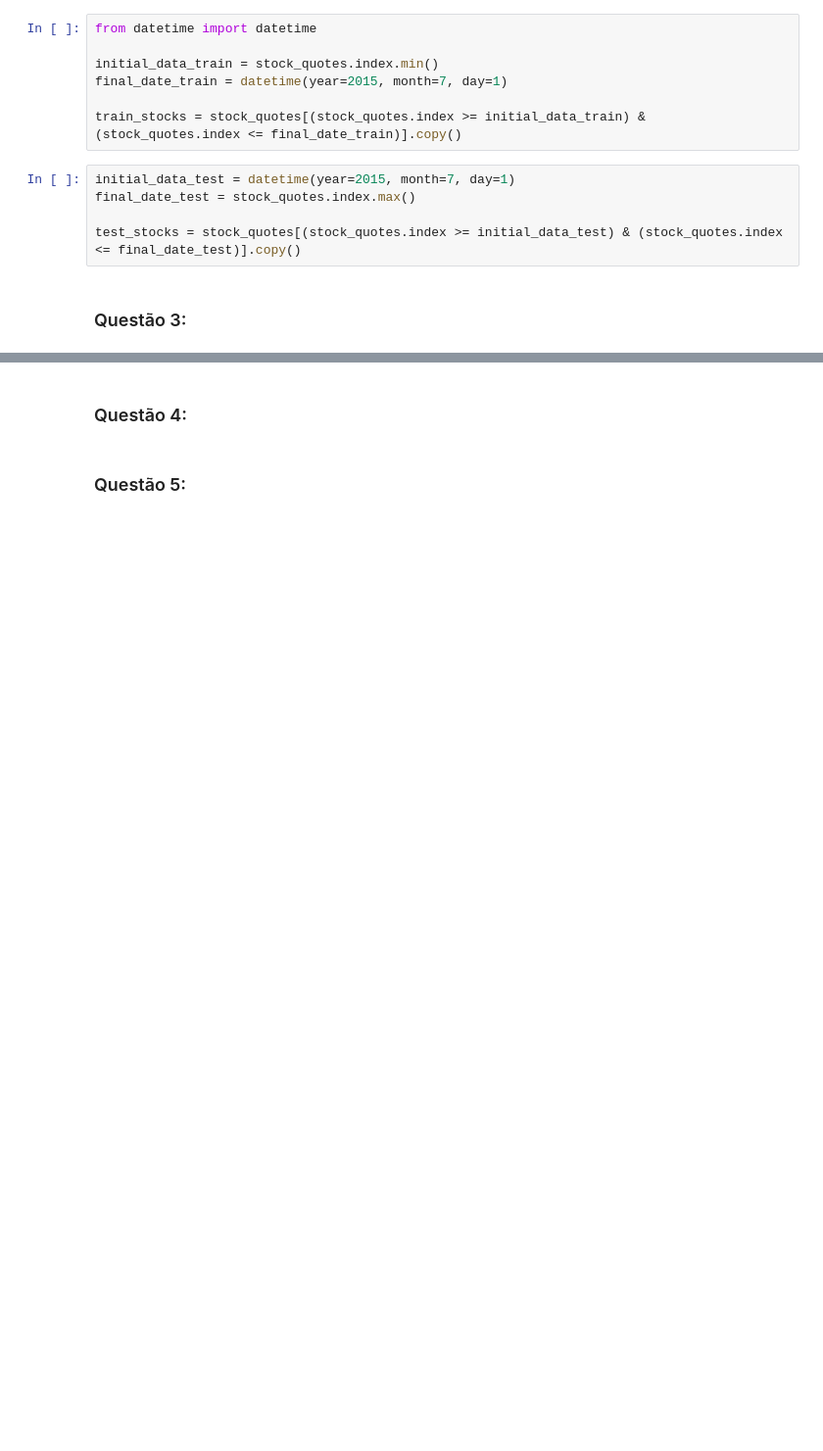
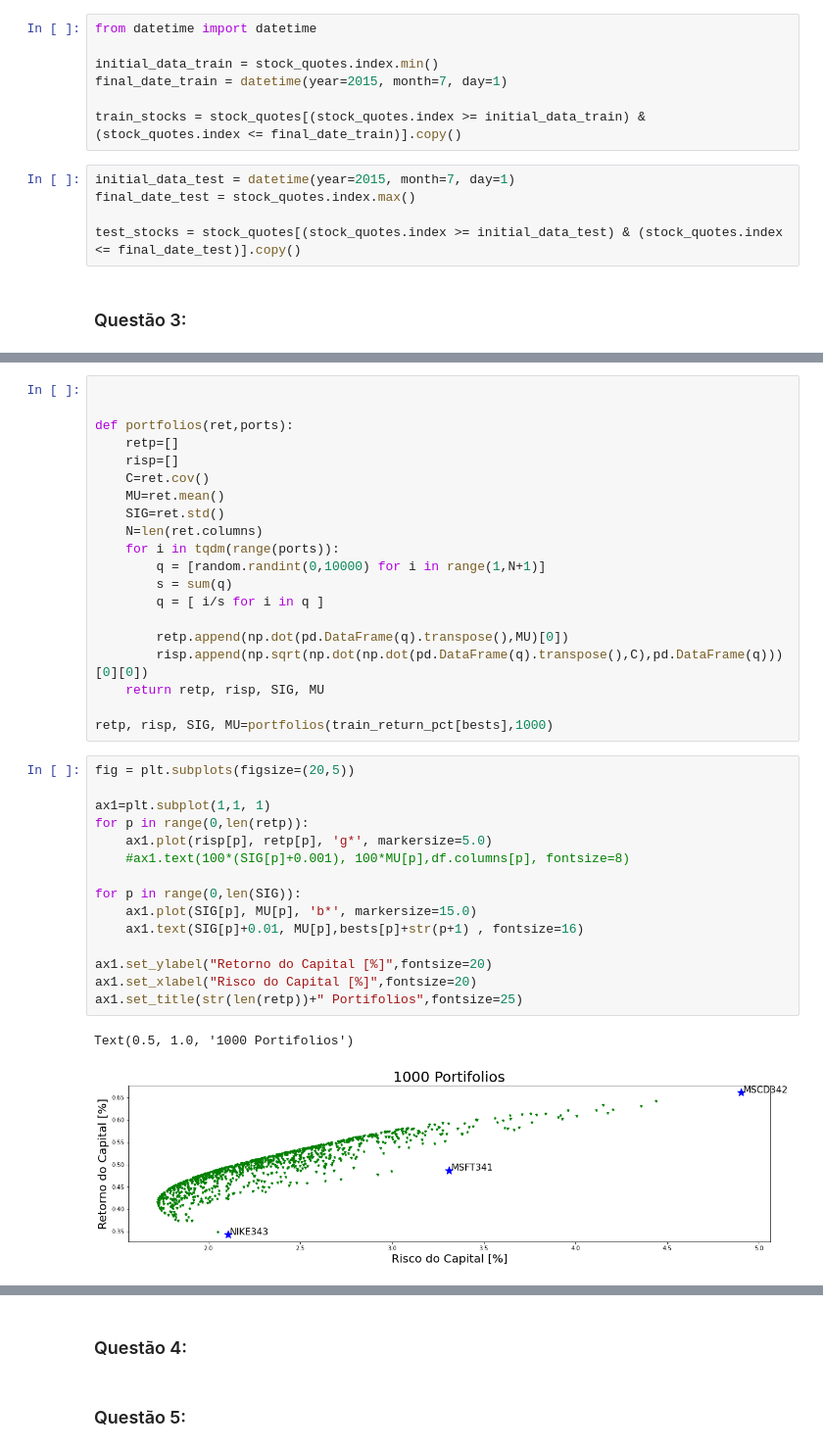
Before and after one commit to lucianosz7/PSF-Harry_Markowitz, a Jupyter notebook: Primeira_Atividade_Prática_Avaliativa_questao01_feita.ipynb, the cells around one changed output, grey strips where cells are left out. Shown: that part at 98% size. Cells and saved outputs as stored; diff of their text form; blank space fills up the shorter version.

```diff
--- a/Primeira_Atividade_Prática_Avaliativa_questao01_feita.ipynb
+++ b/Primeira_Atividade_Prática_Avaliativa_questao01_feita.ipynb
@@ -290,0 +333,38 @@ test_stocks = stock_quotes[(stock_quotes.index >= initial_data_test) & (stock_qu
+# %%
+
+
+def portfolios(ret,ports):
+    retp=[]
+    risp=[]
+    C=ret.cov()
+    MU=ret.mean()
+    SIG=ret.std()
+    N=len(ret.columns)
+    for i in tqdm(range(ports)):
+        q = [random.randint(0,10000) for i in range(1,N+1)]
+        s = sum(q)
+        q = [ i/s for i in q ]
+
+        retp.append(np.dot(pd.DataFrame(q).transpose(),MU)[0])
+        risp.append(np.sqrt(np.dot(np.dot(pd.DataFrame(q).transpose(),C),pd.DataFrame(q)))[0][0])
+    return retp, risp, SIG, MU
+
+retp, risp, SIG, MU=portfolios(train_return_pct[bests],1000)
+# %%
+fig = plt.subplots(figsize=(20,5))
+
+ax1=plt.subplot(1,1, 1)
+for p in range(0,len(retp)):
+    ax1.plot(risp[p], retp[p], 'g*', markersize=5.0)
+    #ax1.text(100*(SIG[p]+0.001), 100*MU[p],df.columns[p], fontsize=8)
+
+for p in range(0,len(SIG)):
+    ax1.plot(SIG[p], MU[p], 'b*', markersize=15.0)
+    ax1.text(SIG[p]+0.01, MU[p],bests[p]+str(p+1) , fontsize=16)
+
+ax1.set_ylabel("Retorno do Capital [%]",fontsize=20)
+ax1.set_xlabel("Risco do Capital [%]",fontsize=20)
+ax1.set_title(str(len(retp))+" Portifolios",fontsize=25)
+# %% [output]
+Text(0.5, 1.0, '1000 Portifolios')
+[figure, added]
```
Also changed, not shown: parts of 15 cells of this notebook, 1 other file.
